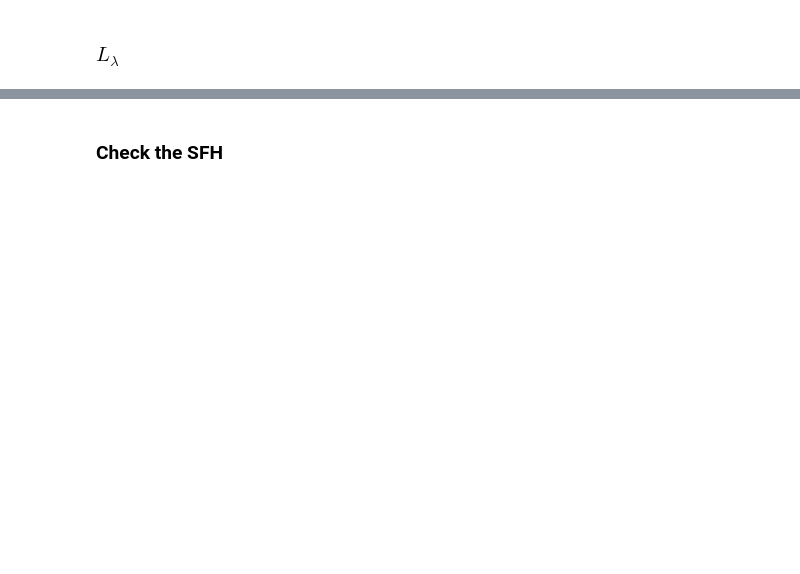
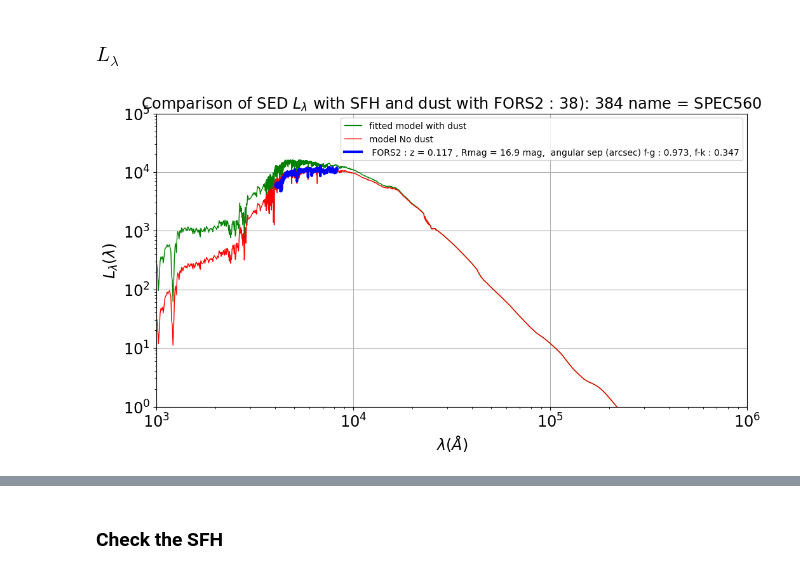
Before and after one commit to sylvielsstfr/Fors2ToStellarPopSynthesis, a Jupyter notebook: examples/examples_comparedatamodel/FitJAXOpt_SEDModel_OneDataSpectrumPhotom.ipynb, the cells around one changed output, grey strips where cells are left out. Cells and saved outputs as stored; diff of their text form; code cells hidden in the pictures; blank space fills up the shorter version.

```diff
--- a/examples/examples_comparedatamodel/FitJAXOpt_SEDModel_OneDataSpectrumPhotom.ipynb
+++ b/examples/examples_comparedatamodel/FitJAXOpt_SEDModel_OneDataSpectrumPhotom.ipynb
@@ -1535,24 +1535,26 @@ ax.grid()
 # %%
 YL_fit = Y_fit*3e18/(ssp_data.ssp_wave)**2
 YL_fit_nodust = Y_fit_nodust*3e18/(ssp_data.ssp_wave)**2
-YL = Y*3e18/X**2
+YL = Yspec_data*3e18/Xspec_data**2
 # %%
 fig, ax = plt.subplots(1, 1)
 __=ax.loglog()
 __=ax.set_xlim(1e3,1e6)
 __=ax.set_ylim(1e0,1e5)
 ax.set_xlabel("$\lambda (\\AA)$")
 ax.set_ylabel("$L_\lambda(\lambda)$")
 
 ax.plot(ssp_data.ssp_wave,YL_fit_nodust,'-',color='green',lw=1,label="fitted model with dust")
 ax.plot(ssp_data.ssp_wave,YL_fit,'-',color='red',lw=1,label="model No dust")
-ax.plot(X,YL,'b-',lw=3,label=the_label_data)
+ax.plot(Xspec_data,YL,'b-',lw=3,label=the_label_data)
 
 
 title = "Comparison of SED $L_\\lambda$ with SFH and dust with " + title_data
 ax.set_title(title)
 ax.legend()
 ax.grid()
+# %% [output]
+[figure, added]
 # %%
 fig, ax = plt.subplots(1, 1)
 __=ax.loglog()
```
Also changed, not shown: parts of 45 cells of this notebook.
